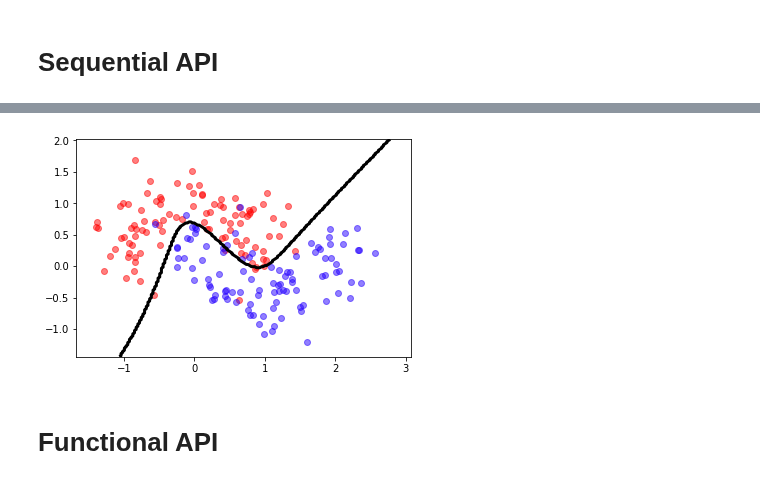
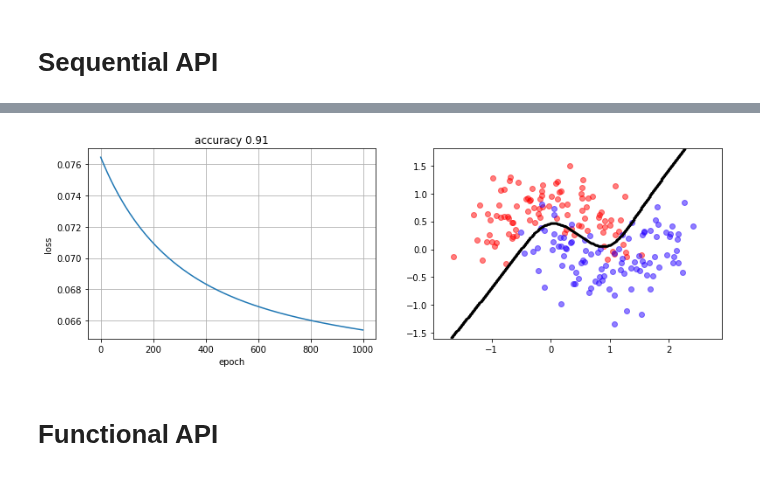
Before and after one commit to jdariasl/DiplomadoEPM_2019, a Jupyter notebook: Modulo3/Modulo 3 (05 - Neural Networks with TF high level APIs).ipynb, the cells around one changed output, grey strips where cells are left out. Cells and saved outputs as stored; diff of their text form; code cells hidden in the pictures.

```diff
--- a/Modulo3/Modulo 3 (05 - Neural Networks with TF high level APIs).ipynb
+++ b/Modulo3/Modulo 3 (05 - Neural Networks with TF high level APIs).ipynb
@@ -72,10 +55,16 @@ Epoch 1000/1000
-# %%
-from local.lib import mlutils
-predict = lambda X: (model.predict(X)[:,0]>.5).astype(int)
-
-mlutils.plot_2Ddata_with_boundary(predict, X,y);
-# %% [output]
-[figure, removed]
+# %%
+predict = lambda X: (model.predict(X)[:,0]>.5).astype(int)
+preds = predict(X)
+
+plt.figure(figsize=(13,4))
+plt.subplot(121)
+plt.plot(k.history["loss"])
+plt.xlabel("epoch"); plt.ylabel("loss"); plt.grid();
+plt.title("accuracy %.2f"%np.mean(preds==y));
+plt.subplot(122)
+mlutils.plot_2Ddata_with_boundary(predict, X,y);
+# %% [output]
+[figure, added]
 # %% [markdown]
 # Functional API
 # %%
```
Also changed, not shown: parts of 7 cells of this notebook.
